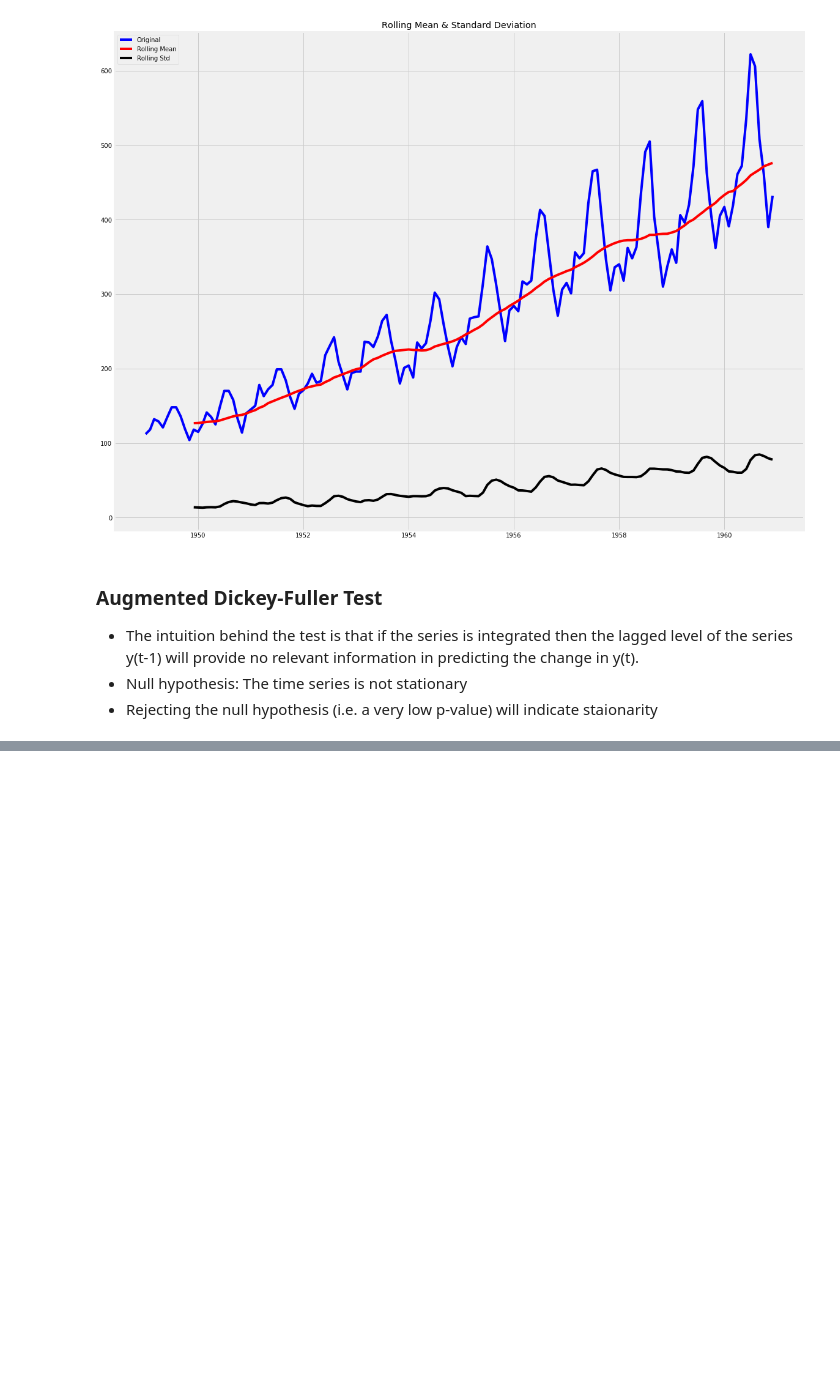
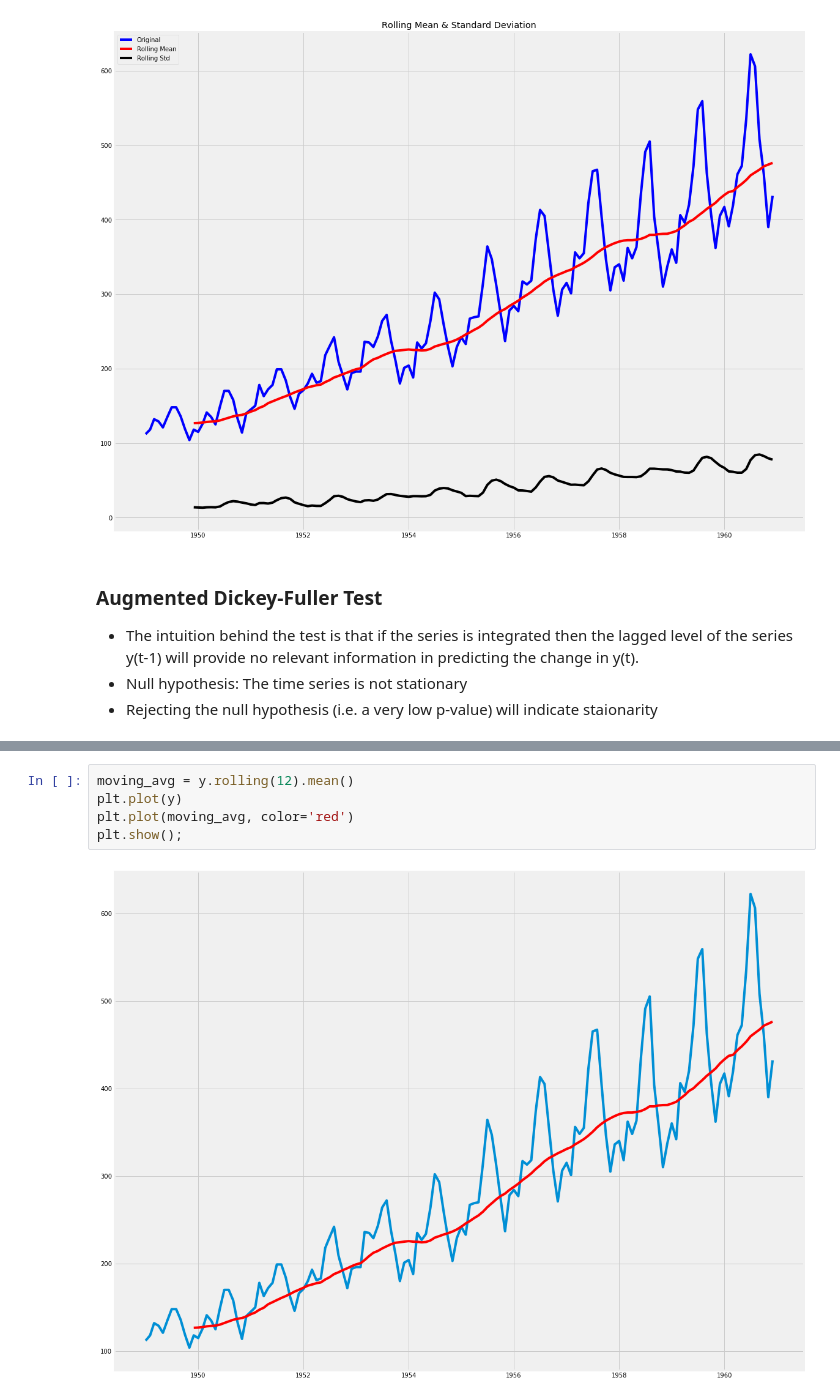
Before and after one commit to roman-cmyk/Time-Series-Analysis-in-Python---Exercise, a Jupyter notebook: Time Series Analysis in Python - Exercise.ipynb, the cells around one changed output, grey strips where cells are left out. Cells and saved outputs as stored; diff of their text form; blank space fills up the shorter version.

```diff
--- a/Time Series Analysis in Python - Exercise.ipynb
+++ b/Time Series Analysis in Python - Exercise.ipynb
@@ -258,0 +336,7 @@ plt.show(block=False)
+# %%
+moving_avg = y.rolling(12).mean()
+plt.plot(y)
+plt.plot(moving_avg, color='red')
+plt.show();
+# %% [output]
+[figure, added]
```
Also changed, not shown: parts of 21 cells of this notebook.
